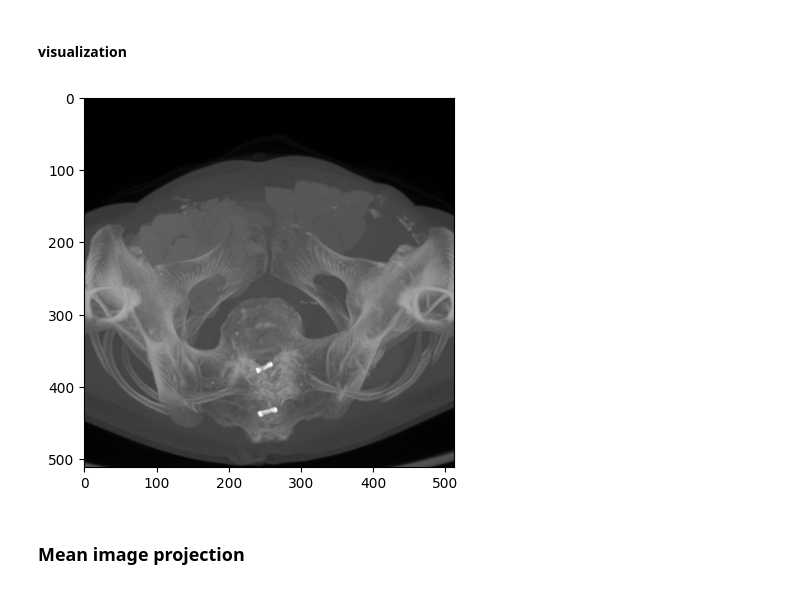
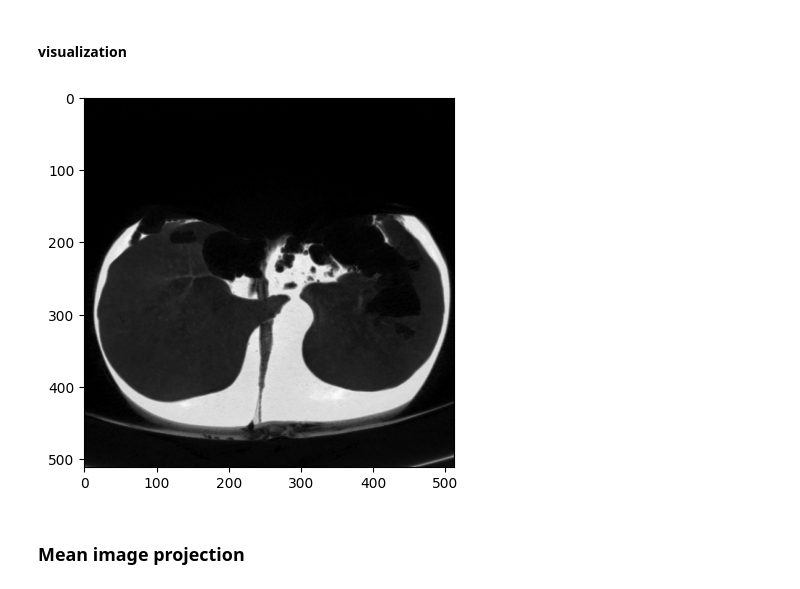
Before and after one commit to svenbbsp/BEP_sbierenbroodspot_1334859, a Jupyter notebook: Technical_research/3D_2D.ipynb, the cells around one changed output. Drawn from its saved outputs; the diff is of its cells as text; code cells hidden in the pictures.

```diff
--- a/Technical_research/3D_2D.ipynb
+++ b/Technical_research/3D_2D.ipynb
@@ -21,11 +21,16 @@ Different ideas for 3D to 2D:
 
 ### load an image
 # %%
-image = sitk.ReadImage('c:/users/sven/Documents/BEP/simplified_data\B12\IMAGES\B12.nii.gz')
+image = sitk.ReadImage('c:/users/sven/Documents/BEP/simplified_data\B04\IMAGES\B04.nii.gz')
 img_data = sitk.GetArrayFromImage(image)
 
-mask = sitk.ReadImage('c:/users/sven/Documents/BEP/simplified_data\B12\MASKS\B12.nii.gz')
+mask = sitk.ReadImage('c:/users/sven/Documents/BEP/simplified_data\B04\MASKS\B04.nii.gz')
 mask_data = sitk.GetArrayFromImage(mask)
+# %%
+def minip(image: np.ndarray)->np.ndarray:
+    """Create the maximum intensity projection.
+    """
+    return np.min(image, axis=0)
 # %%
 mask_lm = sitk.GetArrayFromImage(sitk.ReadImage('c:/users/sven/Documents/BEP/data\M12\MASKS\M12_LM.nii.gz'))
 mask_rm = sitk.GetArrayFromImage(sitk.ReadImage('c:/users/sven/Documents/BEP/data\M12\MASKS\M12_RM.nii.gz'))
@@ -89,10 +94,10 @@ def mip_tr(image: np.ndarray, mask: np.ndarray)->np.ndarray:
 # %% [markdown]
 #### visualization
 # %%
-plt.imshow(mip_tr(img_data,mask_data), cmap='gray')
+plt.imshow(minip(img_data), cmap='gray')
 plt.show()
 # %% [output]
-[figure, old version]
+[figure, new version]
 # %% [markdown]
 ### Mean image projection
 # %%
```
Also changed, not shown: 5 other files.
